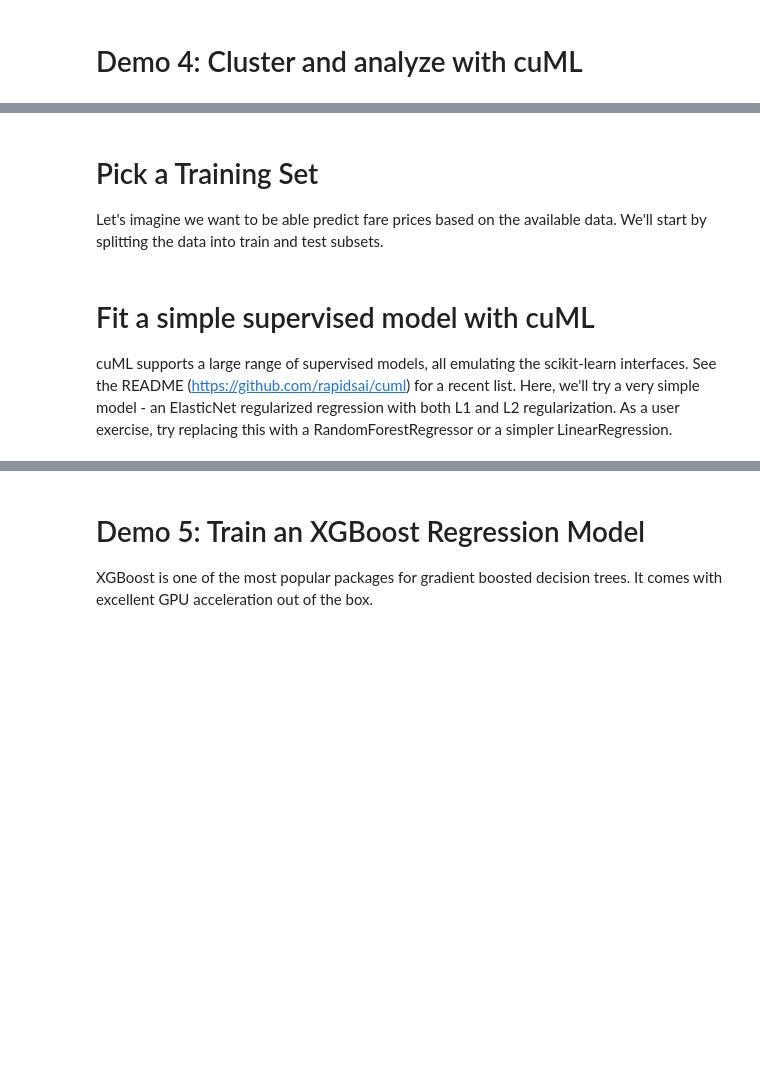
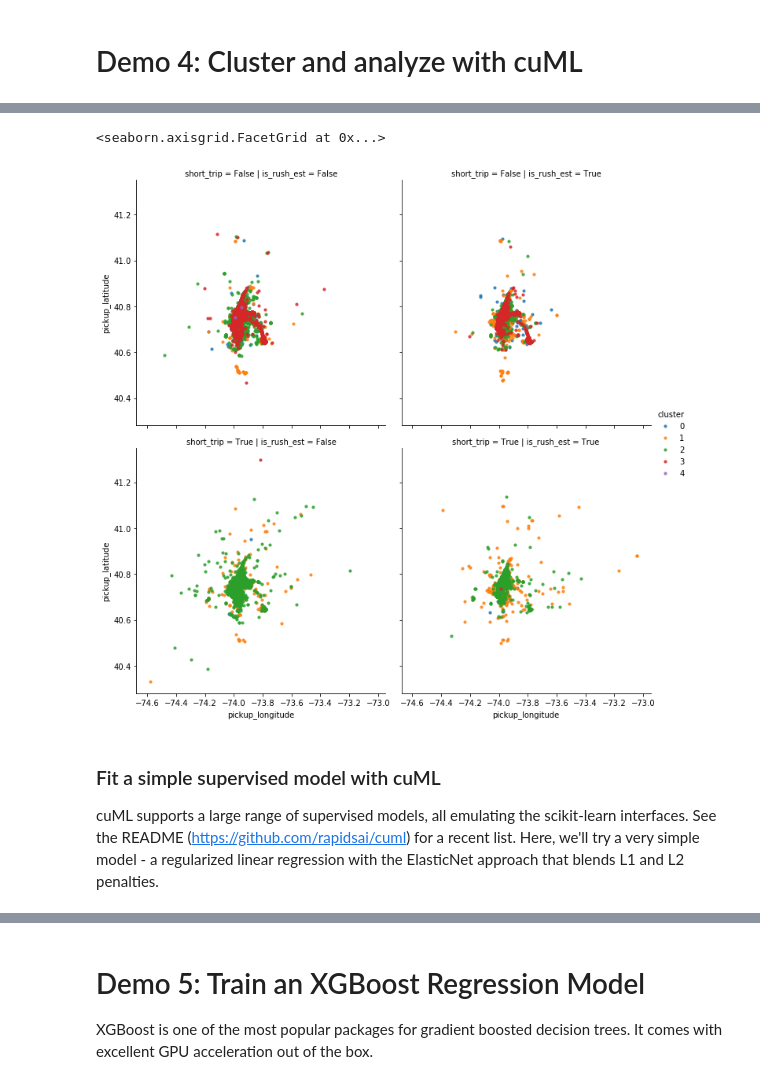
Before and after one commit to JohnZed/odsc-west-2020, a Jupyter notebook: NYCTaxi-Tutorial-Blank.ipynb, the cells around one changed output, grey strips where cells are left out. Drawn from its saved outputs; the diff is of its cells as text; code cells hidden in the pictures; blank space fills up the shorter version.

Commit message:
Checking in final NYC Taxi notebooks

```diff
--- a/NYCTaxi-Tutorial-Blank.ipynb
+++ b/NYCTaxi-Tutorial-Blank.ipynb
@@ -178,0 +370,20 @@ For more advanced spatial calculations, check out cuSpatial (https://medium.com/
+# %%
+%%time
+X_train_gdf = taxi_gdf.query('day < 24')
+Y_train_gdf = X_train_gdf[['fare_amount']]
+X_train_gdf = X_train_gdf.drop(columns='fare_amount')
+
+# gpu matrix versions for cuml
+X_train_gpu = input_utils.input_to_dev_array(X_train_gdf, convert_to_dtype=np.float32).array
+Y_train_gpu = input_utils.input_to_dev_array(Y_train_gdf, convert_to_dtype=np.float32).array
+
+# test versions
+X_test_gdf = taxi_gdf.query('day >= 24')
+Y_test_gdf = X_test_gdf[['fare_amount']]
+X_test_gdf = X_test_gdf.drop(columns='fare_amount')
+
+X_test_gpu = input_utils.input_to_dev_array(X_test_gdf, convert_to_dtype=np.float32).array
+Y_test_gpu = input_utils.input_to_dev_array(Y_test_gdf, convert_to_dtype=np.float32).array
+
+
+len(X_train_gdf)
@@ -201,15 +418,14 @@ taxi_subset = taxi_df.iloc[:n_samples]
 # %%
 # Just take a subset to speed plotting
-gdf_head = taxi_gdf.iloc[:400000]
-gdf_head["cluster"] = train_clusters_gpu[:400000]
-gdf_head["short_trip"] = gdf_head["trip_distance"] < 1.01 # About the 25th percentile
-gdf_head["is_rush_est"] = ((gdf_head.hour >= 10) & (gdf_head.hour <= 14)) | \
-                                ((gdf_head.hour >= 21) & (gdf_head.hour <= 24))
+gdf_train_head = X_train_gdf.iloc[:400000]
+gdf_train_head["cluster"] = train_clusters_gpu[:400000]
+gdf_train_head["short_trip"] = gdf_train_head["trip_distance"] < 1.01 # About the 25th percentile
+gdf_train_head["is_rush_est"] = ((gdf_train_head.hour >= 10) & (gdf_train_head.hour <= 14)) | \
+                                ((gdf_train_head.hour >= 21) & (gdf_train_head.hour <= 24))
 
 # actually do the plot
-sns.lmplot("pickup_longitude", "pickup_latitude", data=gdf_head.to_pandas(),
+sns.lmplot("pickup_longitude", "pickup_latitude", data=gdf_train_head.to_pandas(),
            hue="cluster", col="is_rush_est", row="short_trip", fit_reg=False, scatter_kws={"s": 10})
+# %% [output]
+<seaborn.axisgrid.FacetGrid at 0x...>
+[figure, added]
-# %% [markdown]
-# Pick a Training Set
-
-Let's imagine we want to be able predict fare prices based on the available data. We'll start by splitting the data into train and test subsets.
@@ -237,5 +432,5 @@ X_train_gpu, X_test_gpu, Y_train_gpu, Y_test_gpu = cu_train_test_split(X_gpu,
 # %% [markdown]
-# Fit a simple supervised model with cuML
+### Fit a simple supervised model with cuML
 
-cuML supports a large range of supervised models, all emulating the scikit-learn interfaces. See the README (https://github.com/rapidsai/cuml) for a recent list. Here, we'll try a very simple model - an ElasticNet regularized regression with both L1 and L2 regularization. As a user exercise, try replacing this with a RandomForestRegressor or a simpler LinearRegression.
+cuML supports a large range of supervised models, all emulating the scikit-learn interfaces. See the README (https://github.com/rapidsai/cuml) for a recent list. Here, we'll try a very simple model - a regularized linear regression with the ElasticNet approach that blends L1 and L2 penalties.
 # %%
```
Also changed, not shown: parts of 63 cells of this notebook, 1 other file.
